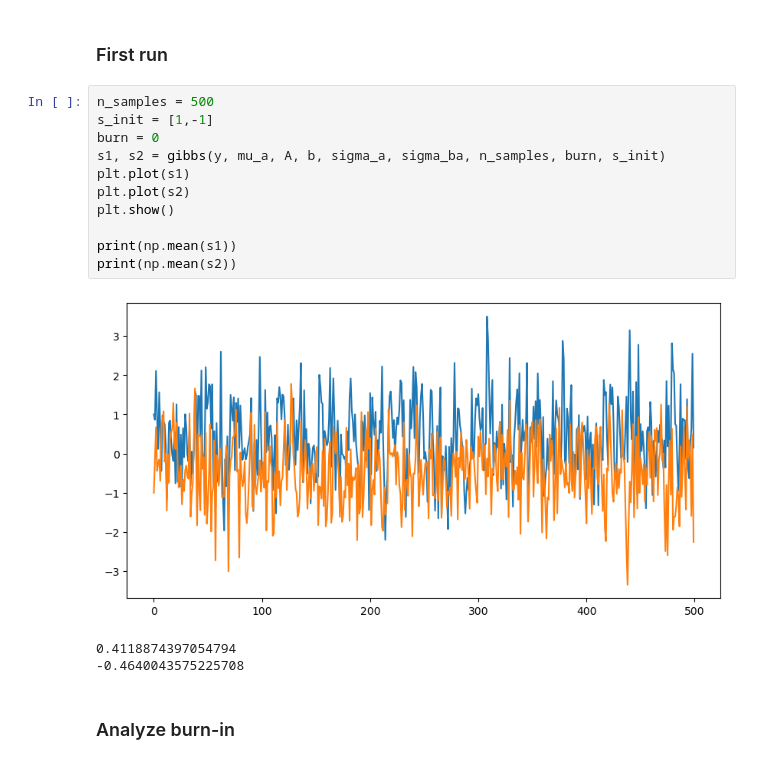
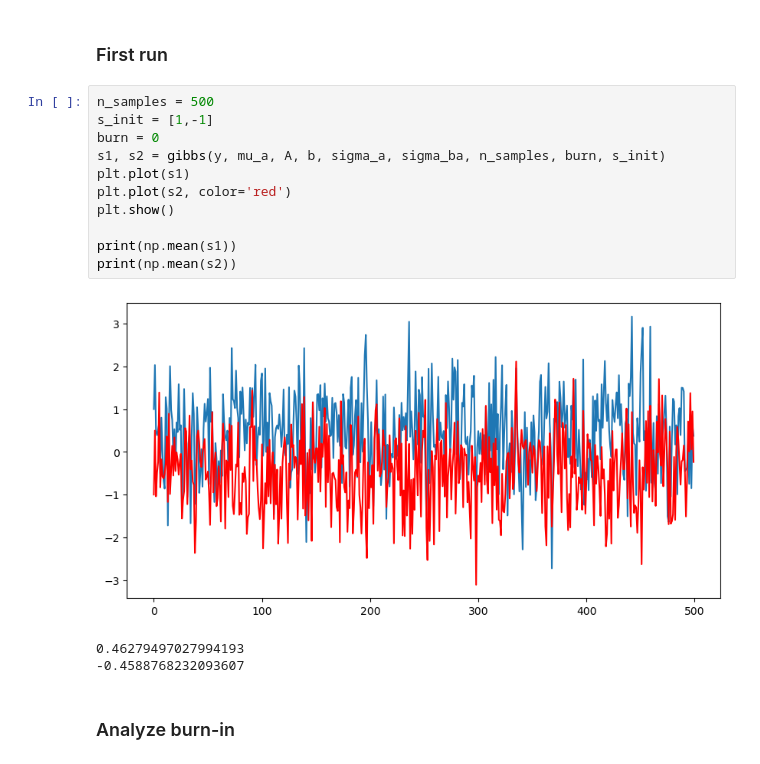
Before and after one commit to emiresenov/APML, a Jupyter notebook: Project.ipynb, the cells around one changed output. Saved outputs shown, nothing was run; the diff lists cells and outputs as text.

```diff
--- a/Project.ipynb
+++ b/Project.ipynb
@@ -64,18 +64,18 @@ y = 1
 # %%
 n_samples = 500
 s_init = [1,-1]
 burn = 0
 s1, s2 = gibbs(y, mu_a, A, b, sigma_a, sigma_ba, n_samples, burn, s_init)
 plt.plot(s1)
-plt.plot(s2)
+plt.plot(s2, color='red')
 plt.show()
 
 print(np.mean(s1))
 print(np.mean(s2))
 # %% [output]
-[figure, old version]
+[figure, new version]
-0.4118874397054794
--0.4640043575225708
+0.46279497027994193
+-0.4588768232093607
 # %% [markdown]
 ### Analyze burn-in
 # %%
```
Also changed, not shown: parts of 12 cells of this notebook.
